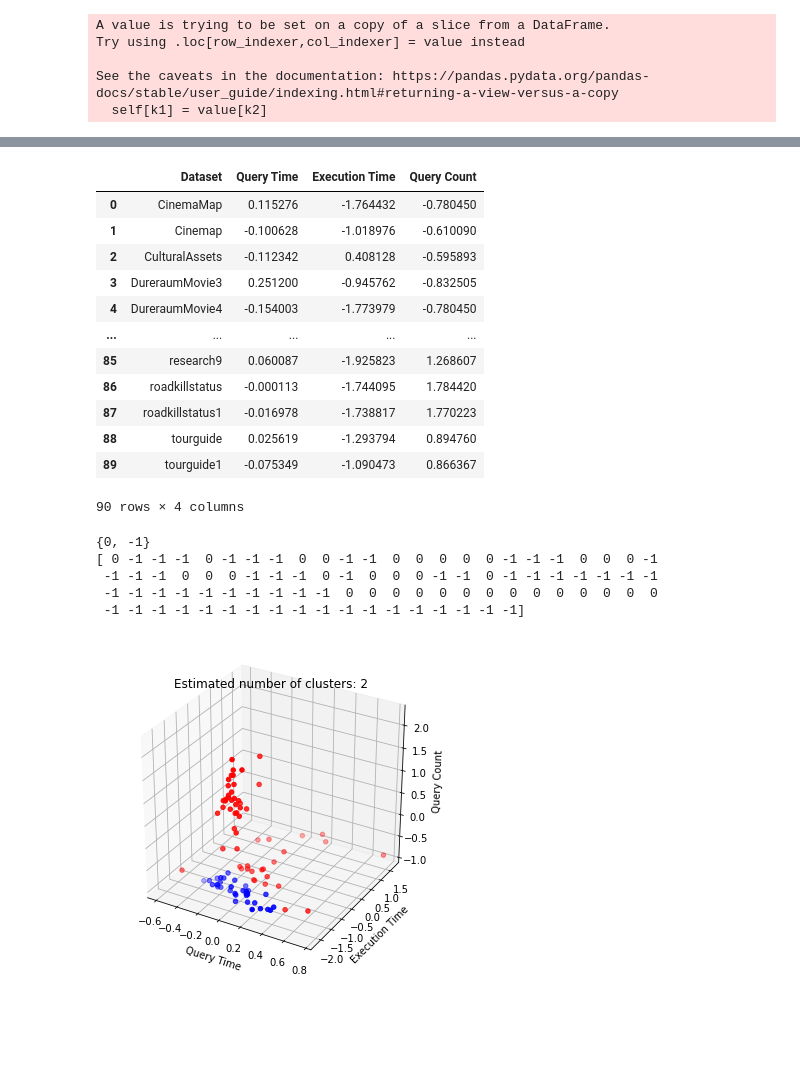
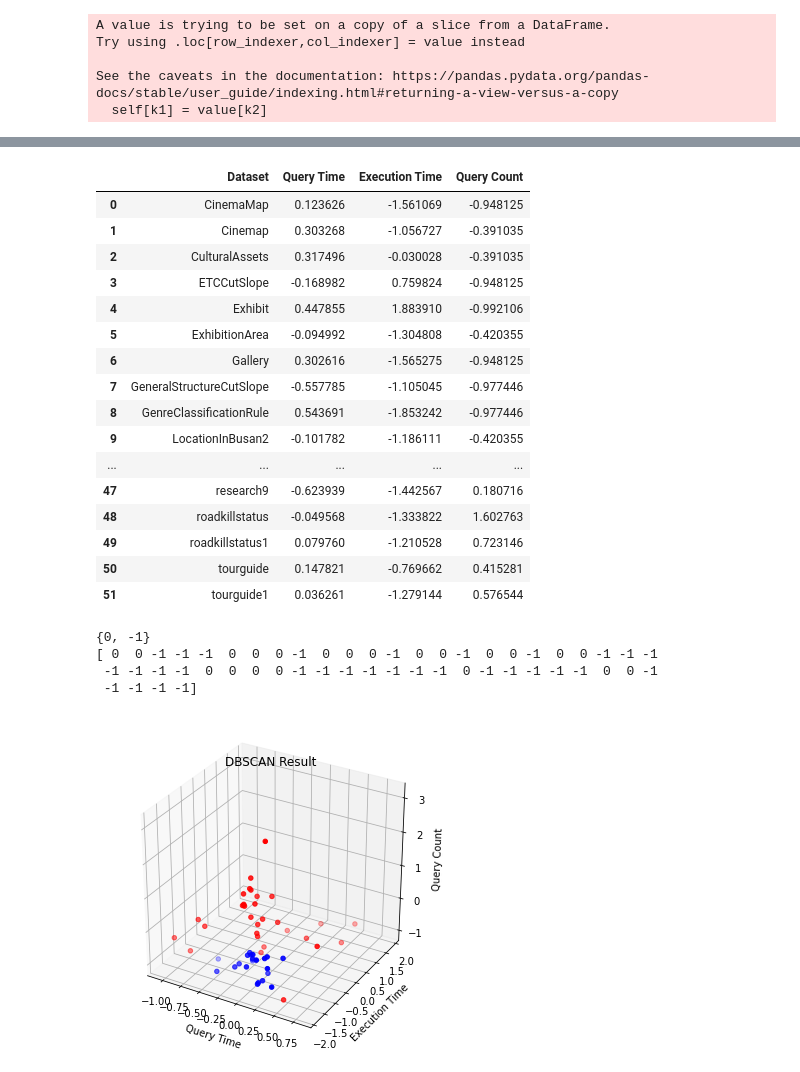
Before and after one commit to JehyunJung/CDP2_RDF_Platform, a Jupyter notebook: Clustering/DBSCAN Clustering.ipynb, the cells around one changed output, grey strips where cells are left out. Saved outputs shown, nothing was run; the diff lists cells and outputs as text; code cells hidden in the pictures; blank space fills up the shorter version.

Commit message:
feat: final update for Clustering module

```diff
--- a/Clustering/DBSCAN Clustering.ipynb
+++ b/Clustering/DBSCAN Clustering.ipynb
@@ -6,7 +6,7 @@ import matplotlib.pyplot as plt
 import datetime
 import numpy as np
 # %%
-log_data=pd.read_csv('../Datas/log4.csv',header=None)
+log_data=pd.read_csv('../Datas/log_final.csv',header=None)
 # %%
 log_data
 # %% [output]
@@ -185,58 +201,61 @@ plt.show()
 X
 # %% [output]
 |  | Dataset | Query Time | Execution Time | Query Count |
-| 0 | CinemaMap | 0.115276 | -1.764432 | -0.780450 |
-| 1 | Cinemap | -0.100628 | -1.018976 | -0.610090 |
-| 2 | CulturalAssets | -0.112342 | 0.408128 | -0.595893 |
-| 3 | DureraumMovie3 | 0.251200 | -0.945762 | -0.832505 |
-| 4 | DureraumMovie4 | -0.154003 | -1.773979 | -0.780450 |
+| 0 | CinemaMap | 0.123626 | -1.561069 | -0.948125 |
+| 1 | Cinemap | 0.303268 | -1.056727 | -0.391035 |
+| 2 | CulturalAssets | 0.317496 | -0.030028 | -0.391035 |
+| 3 | ETCCutSlope | -0.168982 | 0.759824 | -0.948125 |
+| 4 | Exhibit | 0.447855 | 1.883910 | -0.992106 |
+| 5 | ExhibitionArea | -0.094992 | -1.304808 | -0.420355 |
+| 6 | Gallery | 0.302616 | -1.565275 | -0.948125 |
+| 7 | GeneralStructureCutSlope | -0.557785 | -1.105045 | -0.977446 |
+| 8 | GenreClassificationRule | 0.543691 | -1.853242 | -0.977446 |
+| 9 | LocationInBusan2 | -0.101782 | -1.186111 | -0.420355 |
 | ... | ... | ... | ... | ... |
-| 85 | research9 | 0.060087 | -1.925823 | 1.268607 |
-| 86 | roadkillstatus | -0.000113 | -1.744095 | 1.784420 |
-| 87 | roadkillstatus1 | -0.016978 | -1.738817 | 1.770223 |
-| 88 | tourguide | 0.025619 | -1.293794 | 0.894760 |
-| 89 | tourguide1 | -0.075349 | -1.090473 | 0.866367 |
+| 47 | research9 | -0.623939 | -1.442567 | 0.180716 |
+| 48 | roadkillstatus | -0.049568 | -1.333822 | 1.602763 |
+| 49 | roadkillstatus1 | 0.079760 | -1.210528 | 0.723146 |
+| 50 | tourguide | 0.147821 | -0.769662 | 0.415281 |
+| 51 | tourguide1 | 0.036261 | -1.279144 | 0.576544 |
-90 rows × 4 columns
 # %%
 Train_X=X[["Query Time", "Execution Time", "Query Count"]]
 # %%
-db = DBSCAN(eps=0.3, min_samples=17).fit(Train_X)
+db = DBSCAN(eps=0.6, min_samples=15).fit(Train_X)
 core_samples_mask = np.zeros_like(db.labels_, dtype=bool)
 core_samples_mask[db.core_sample_indices_] = True
 labels = db.labels_
 print(set(labels))
 n_clusters_ = len(set(labels))
 print(labels)
 
 groups={}
 
 for label in set(labels):
     groups[label]=[];
 
 for index in range(len(Train_X)):
     groups[labels[index]].append(index)
 
 # #############################################################################
 # Plot result
 import matplotlib.pyplot as plt
 fig=plt.figure(figsize=(6,6))
 ax = fig.add_subplot(111, projection='3d')
 color=['b','r','g']
 for index, group in enumerate(groups.values()):
     xy=Train_X.loc[group]
     ax.scatter(xy[["Query Time"]],xy[["Execution Time"]],xy[["Query Count"]], 'o',c=color[index])
 
 
 ax.set_xlabel("Query Time");
 ax.set_ylabel("Execution Time");
 ax.set_zlabel("Query Count");
 ax.set_title("K-means result");
-plt.title('Estimated number of clusters: %d' % n_clusters_)
+plt.title('DBSCAN Result')
 plt.show()
 # %% [output]
 {0, -1}
-[ 0 -1 -1 -1  0 -1 -1 -1  0  0 -1 -1  0  0  0  0  0 -1 -1 -1  0  0  0 -1
- -1 -1 -1  0  0  0 -1 -1 -1  0 -1  0  0  0 -1 -1  0 -1 -1 -1 -1 -1 -1 -1
- -1 -1 -1 -1 -1 -1 -1 -1 -1 -1  0  0  0  0  0  0  0  0  0  0  0  0  0  0
- -1 -1 -1 -1 -1 -1 -1 -1 -1 -1 -1 -1 -1 -1 -1 -1 -1 -1]
+[ 0  0 -1 -1 -1  0  0  0 -1  0  0  0 -1  0  0 -1  0  0 -1  0  0 -1 -1 -1
+ -1 -1 -1 -1  0  0  0  0 -1 -1 -1 -1 -1 -1 -1  0 -1 -1 -1 -1 -1  0  0 -1
+ -1 -1 -1 -1]
-[figure, old version]
+[figure, new version]
```
Also changed, not shown: parts of 14 cells of this notebook, 6 other files.
